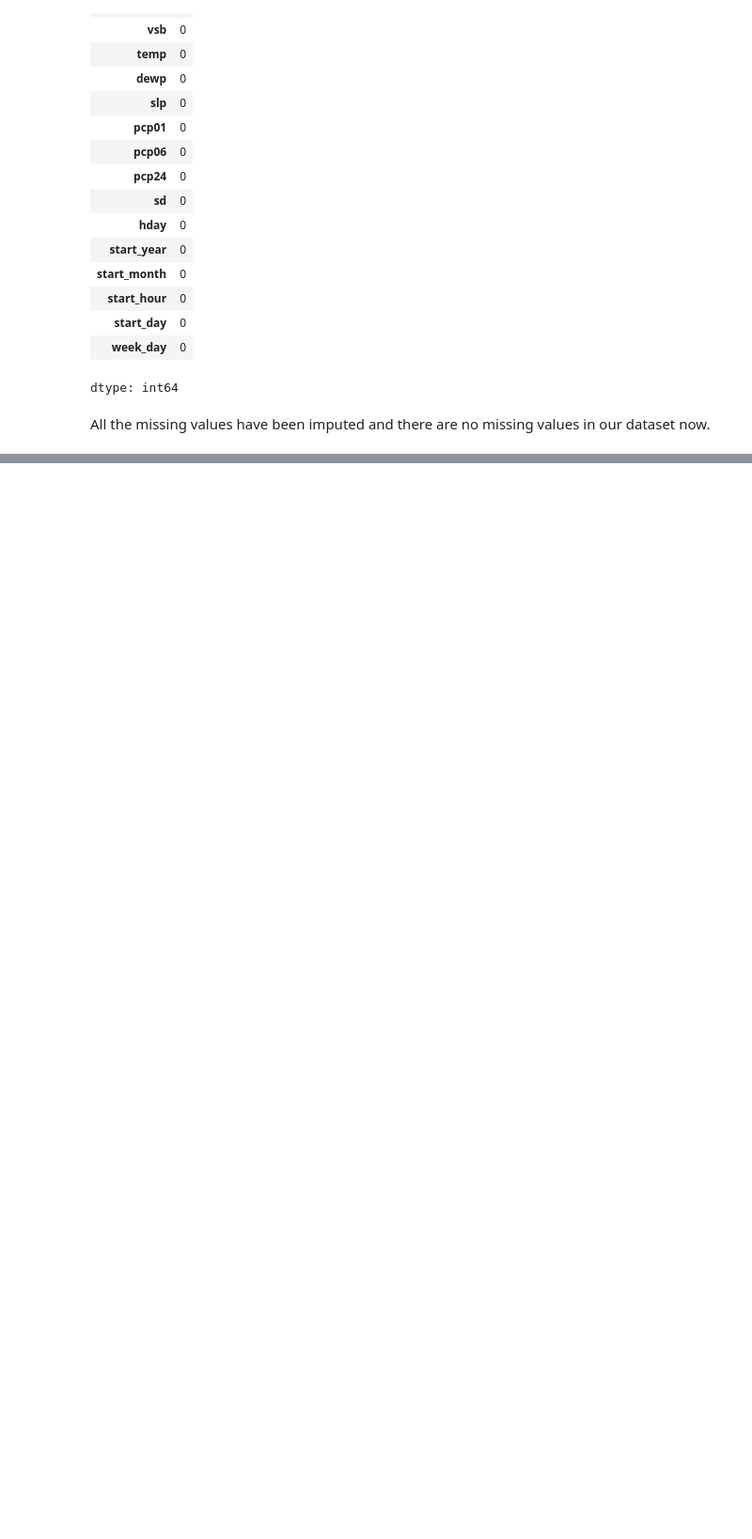
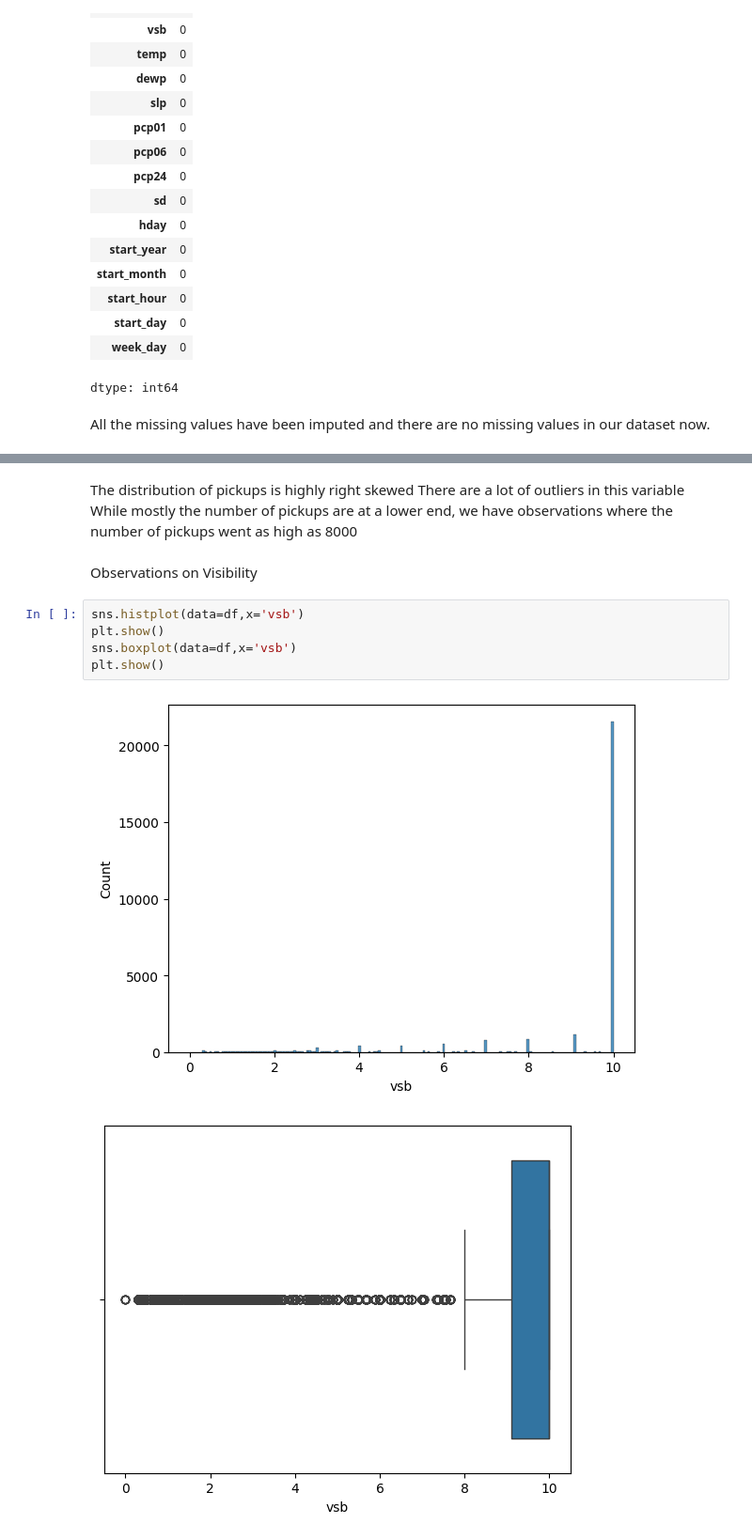
Before and after one commit to Gitstrong3333/MachineLearning_Projects, a Jupyter notebook: Uber.ipynb, the cells around one changed output, grey strips where cells are left out. Shown at 94% size. Drawn from its saved outputs; the diff is of its cells as text; blank space fills up the shorter version.

```diff
--- a/Uber.ipynb
+++ b/Uber.ipynb
@@ -488,0 +517,14 @@ All the missing values have been imputed and there are no missing values in our
+# %% [markdown]
+The distribution of pickups is highly right skewed
+There are a lot of outliers in this variable
+While mostly the number of pickups are at a lower end, we have observations where the number of pickups went as high as 8000
+# %% [markdown]
+Observations on Visibility
+# %%
+sns.histplot(data=df,x='vsb')
+plt.show()
+sns.boxplot(data=df,x='vsb')
+plt.show()
+# %% [output]
+[figure, added]
+[figure, added]
```
Also changed, not shown: parts of 71 cells of this notebook.
